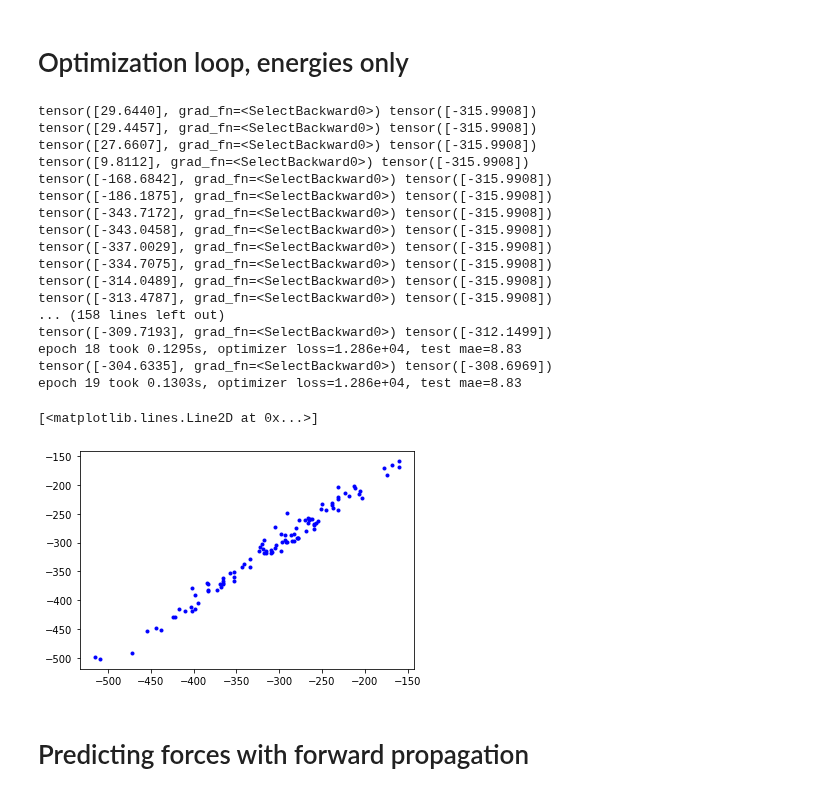
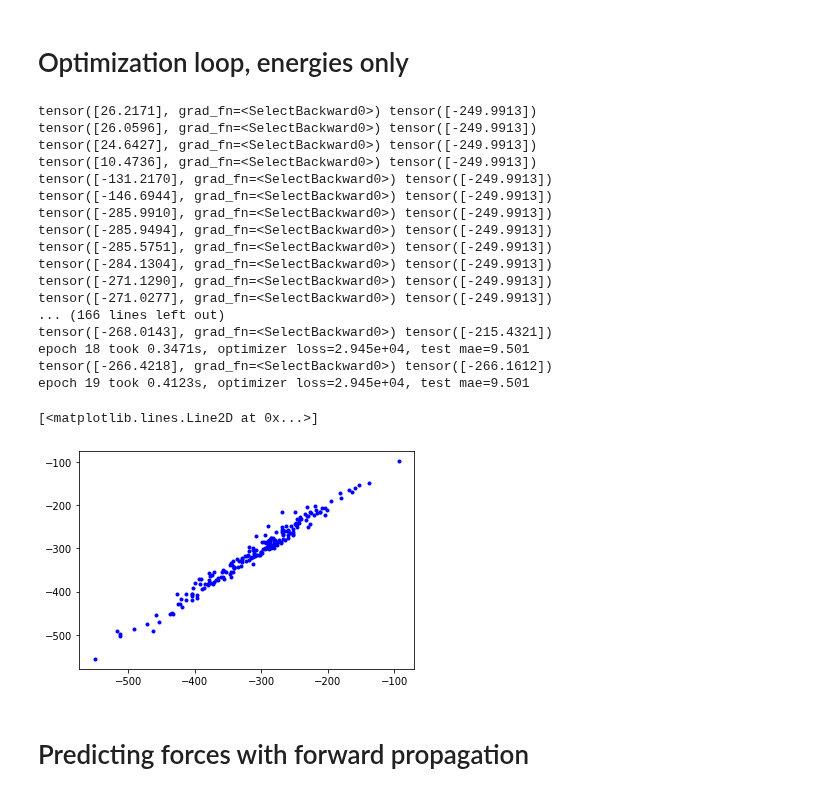
Before and after one commit to Luthaf/alchemical-learning, a Jupyter notebook: HEAs-singles.ipynb, the cells around one changed output. Cells and saved outputs as stored; diff of their text form; code cells hidden in the pictures.

```diff
--- a/HEAs-singles.ipynb
+++ b/HEAs-singles.ipynb
@@ -21,7 +24,7 @@ from utils.soap import PowerSpectrum, CompositionFeatures
 torch.set_default_dtype(torch.float64)
 # %%
 n_test = 100
-n_train = 100
+n_train = 200
 
 frames = ase.io.read("data/data_shuffle.xyz", f":{n_test + n_train}")
 
@@ -321,28 +324,28 @@ for epoch in range(20):
 
     n_epochs_total += 1
 # %% [output]
-tensor([29.6440], grad_fn=<SelectBackward0>) tensor([-315.9908])
-tensor([29.4457], grad_fn=<SelectBackward0>) tensor([-315.9908])
-tensor([27.6607], grad_fn=<SelectBackward0>) tensor([-315.9908])
-tensor([9.8112], grad_fn=<SelectBackward0>) tensor([-315.9908])
-tensor([-168.6842], grad_fn=<SelectBackward0>) tensor([-315.9908])
-tensor([-186.1875], grad_fn=<SelectBackward0>) tensor([-315.9908])
-tensor([-343.7172], grad_fn=<SelectBackward0>) tensor([-315.9908])
-tensor([-343.0458], grad_fn=<SelectBackward0>) tensor([-315.9908])
-tensor([-337.0029], grad_fn=<SelectBackward0>) tensor([-315.9908])
-tensor([-334.7075], grad_fn=<SelectBackward0>) tensor([-315.9908])
-tensor([-314.0489], grad_fn=<SelectBackward0>) tensor([-315.9908])
-tensor([-313.4787], grad_fn=<SelectBackward0>) tensor([-315.9908])
-... (158 lines left out)
-tensor([-309.7193], grad_fn=<SelectBackward0>) tensor([-312.1499])
-epoch 18 took 0.1295s, optimizer loss=1.286e+04, test mae=8.83
-tensor([-304.6335], grad_fn=<SelectBackward0>) tensor([-308.6969])
-epoch 19 took 0.1303s, optimizer loss=1.286e+04, test mae=8.83
+tensor([26.2171], grad_fn=<SelectBackward0>) tensor([-249.9913])
+tensor([26.0596], grad_fn=<SelectBackward0>) tensor([-249.9913])
+tensor([24.6427], grad_fn=<SelectBackward0>) tensor([-249.9913])
+tensor([10.4736], grad_fn=<SelectBackward0>) tensor([-249.9913])
+tensor([-131.2170], grad_fn=<SelectBackward0>) tensor([-249.9913])
+tensor([-146.6944], grad_fn=<SelectBackward0>) tensor([-249.9913])
+tensor([-285.9910], grad_fn=<SelectBackward0>) tensor([-249.9913])
+tensor([-285.9494], grad_fn=<SelectBackward0>) tensor([-249.9913])
+tensor([-285.5751], grad_fn=<SelectBackward0>) tensor([-249.9913])
+tensor([-284.1304], grad_fn=<SelectBackward0>) tensor([-249.9913])
+tensor([-271.1290], grad_fn=<SelectBackward0>) tensor([-249.9913])
+tensor([-271.0277], grad_fn=<SelectBackward0>) tensor([-249.9913])
+... (166 lines left out)
+tensor([-268.0143], grad_fn=<SelectBackward0>) tensor([-215.4321])
+epoch 18 took 0.3471s, optimizer loss=2.945e+04, test mae=9.501
+tensor([-266.4218], grad_fn=<SelectBackward0>) tensor([-266.1612])
+epoch 19 took 0.4123s, optimizer loss=2.945e+04, test mae=9.501
 # %%
-plt.plot(predicted, energies, 'b.')
+plt.plot(predicted, reference, 'b.')
 # %% [output]
 [<matplotlib.lines.Line2D at 0x...>]
-[figure, old version]
+[figure, new version]
 # %% [markdown]
 # Predicting forces with forward propagation
 # %%
```
Also changed, not shown: parts of 2 cells of this notebook, 1 other file.
